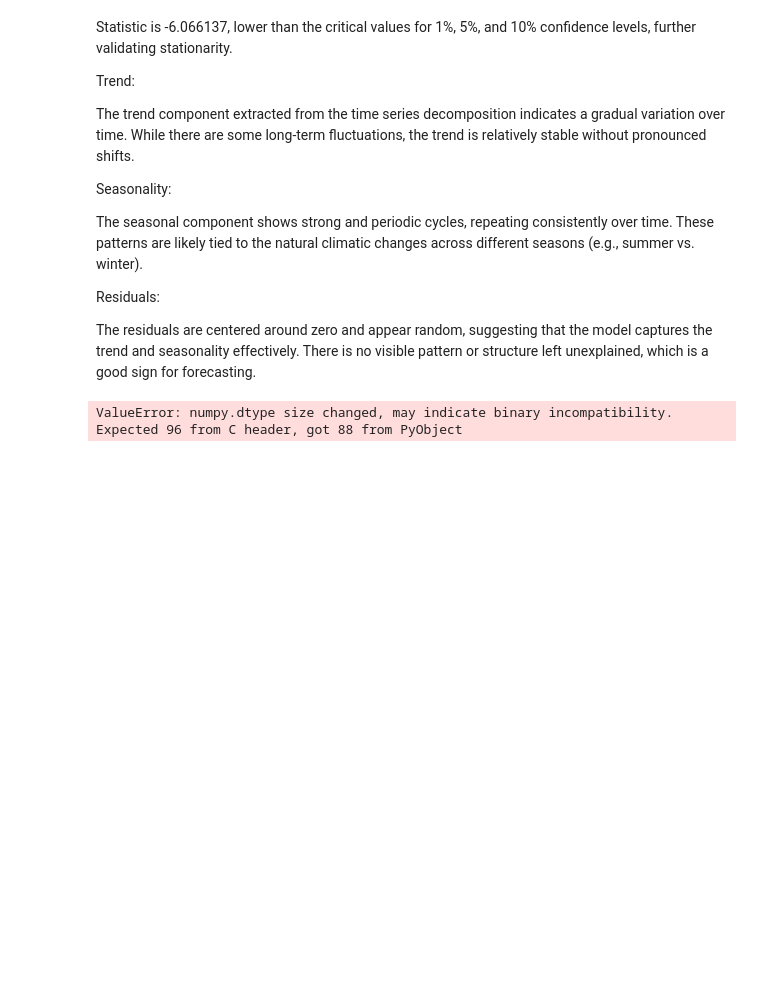
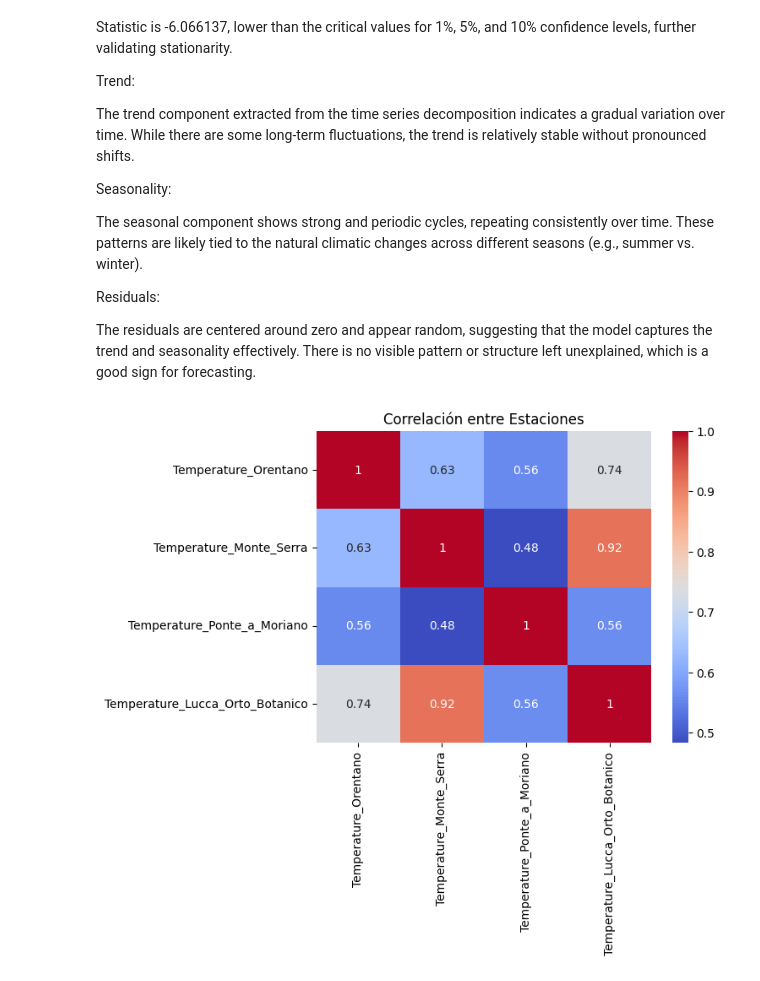
Before and after one commit to Nonpoint93/acea_smart_water, a Jupyter notebook: src/explore.ipynb, the cells around one changed output. Cells and saved outputs as stored; diff of their text form; code cells hidden in the pictures; blank space fills up the shorter version.

```diff
--- a/src/explore.ipynb
+++ b/src/explore.ipynb
@@ -272,15 +244,10 @@ The seasonal component shows strong and periodic cycles, repeating consistently
 Residuals:
 
 The residuals are centered around zero and appear random, suggesting that the model captures the trend and seasonality effectively. There is no visible pattern or structure left unexplained, which is a good sign for forecasting.
-# %%
-"""from pmdarima import auto_arima
-
-arima_models = {}
-
-for c in columns:
-    arima_models[c] = auto_arima(dataframe[c], seasonal = True, trace = True, m = 12)
-
-print(arima_models)
-"""
-# %% [output]
-ValueError: numpy.dtype size changed, may indicate binary incompatibility. Expected 96 from C header, got 88 from PyObject
+# %%
+correlations = dataframe[columns].corr()
+sns.heatmap(correlations, annot=True, cmap="coolwarm")
+plt.title("Correlación entre Estaciones")
+plt.show()
+# %% [output]
+[figure, added]
```
Also changed, not shown: parts of 17 cells of this notebook, 1 other file.
